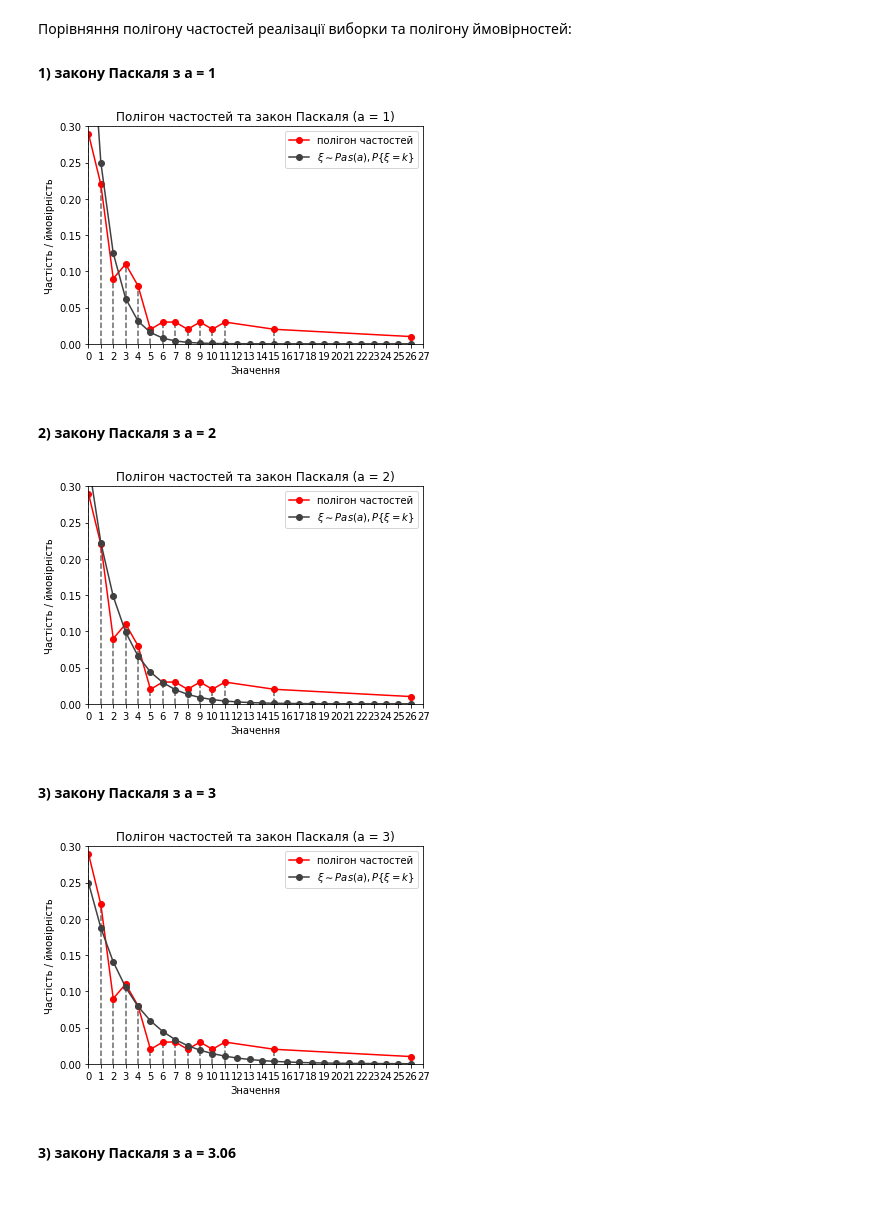
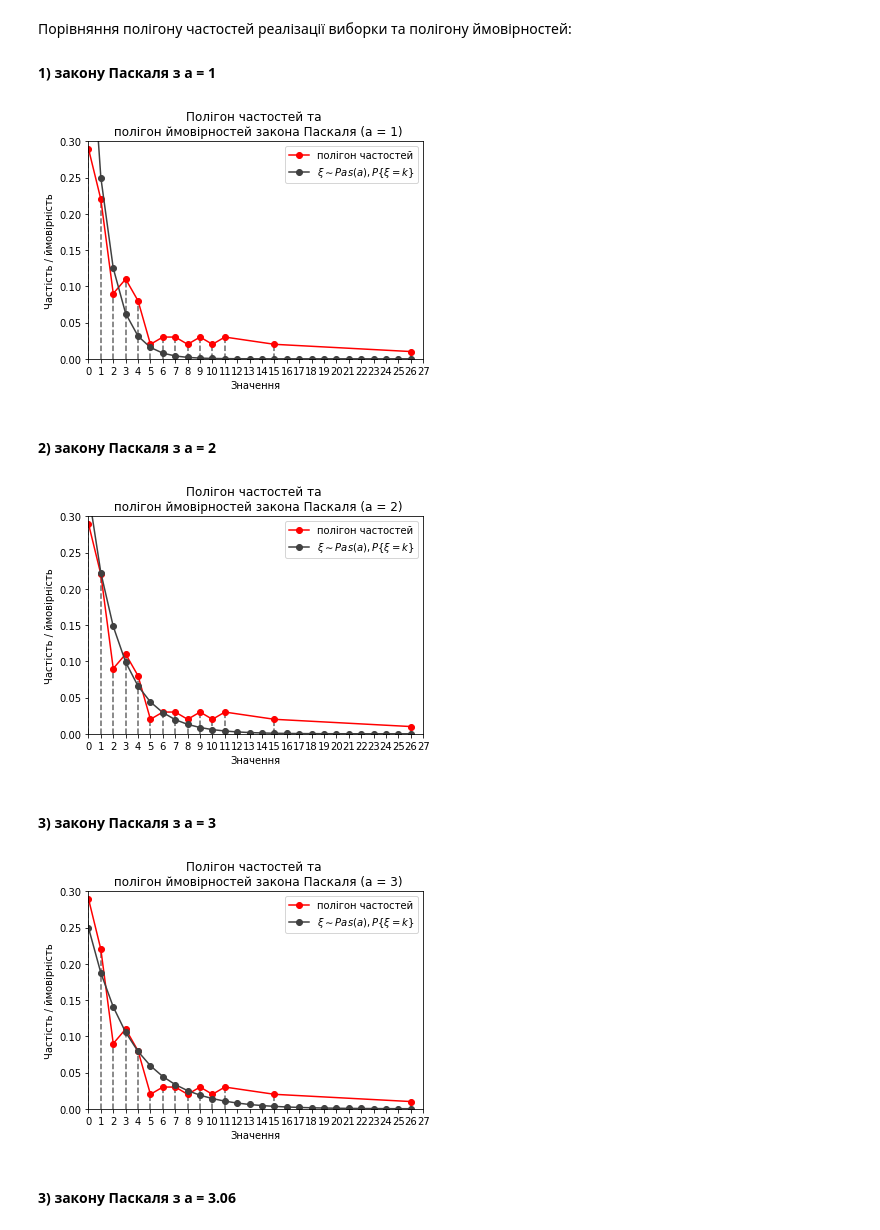
Before and after one commit to nikiandr/mathstatcourse, a Jupyter notebook: code.ipynb, the cells around one changed output. Cells and saved outputs as stored; diff of their text form; code cells hidden in the pictures; blank space fills up the shorter version.

```diff
--- a/code.ipynb
+++ b/code.ipynb
@@ -50,24 +50,24 @@ def pascal_prob(k, a):
 #### 1) закону Паскаля з a = 1
 # %%
 plt.plot(list(amm.keys()), list(amm.values()), '-o', color = 'r', label = 'полігон частостей')
-plt.title('Полігон частостей та закон Паскаля (a = 1)')
+plt.title('Полігон частостей та \n полігон ймовірностей закона Паскаля (a = 1)')
 plt.ylabel('Частість / ймовірність')
 plt.xlabel('Значення')
 plt.axis([0, 26, 0.00, 0.30])
 plt.xticks([i for i in range(0, 28)])
 for i in amm.keys():
     plt.vlines(x = i, ymin = 0.00, ymax = amm[i], linestyles = 'dashed', color = '0.4')
 plt.plot([i for i in range(27)], [pascal_prob(i, 1) for i in range(27)], '-o', color = '0.25', label = r'$\xi \sim Pas(a), P\left\{\xi = k\right\}$')
 plt.legend()
 plt.savefig('pictures/pol+pas1.png', dpi = 300)
 plt.show()
 # %% [output]
-[figure, old version]
+[figure, new version]
 # %% [markdown]
 #### 2) закону Паскаля з a = 2
 # %%
 plt.plot(list(amm.keys()), list(amm.values()), '-o', color = 'r', label = 'полігон частостей')
-plt.title('Полігон частостей та закон Паскаля (a = 2)')
+plt.title('Полігон частостей та \n полігон ймовірностей закона Паскаля (a = 2)')
 plt.ylabel('Частість / ймовірність')
 plt.xlabel('Значення')
 plt.axis([0, 26, 0.00, 0.30])
@@ -79,12 +79,12 @@ plt.legend()
 plt.savefig('pictures/pol+pas2.png', dpi = 300)
 plt.show()
 # %% [output]
-[figure, old version]
+[figure, new version]
 # %% [markdown]
 #### 3) закону Паскаля з a = 3
 # %%
 plt.plot(list(amm.keys()), list(amm.values()), '-o', color = 'r', label = 'полігон частостей')
-plt.title('Полігон частостей та закон Паскаля (a = 3)')
+plt.title('Полігон частостей та \n полігон ймовірностей закона Паскаля (a = 3)')
 plt.ylabel('Частість / ймовірність')
 plt.xlabel('Значення')
 plt.axis([0, 26, 0.00, 0.30])
@@ -96,7 +96,7 @@ plt.legend()
 plt.savefig('pictures/pol+pas3.png', dpi = 300)
 plt.show()
 # %% [output]
-[figure, old version]
+[figure, new version]
 # %% [markdown]
 #### 3) закону Паскаля з a = 3.06
 # %%
```
Also changed, not shown: parts of 5 cells of this notebook, 10 other files.
